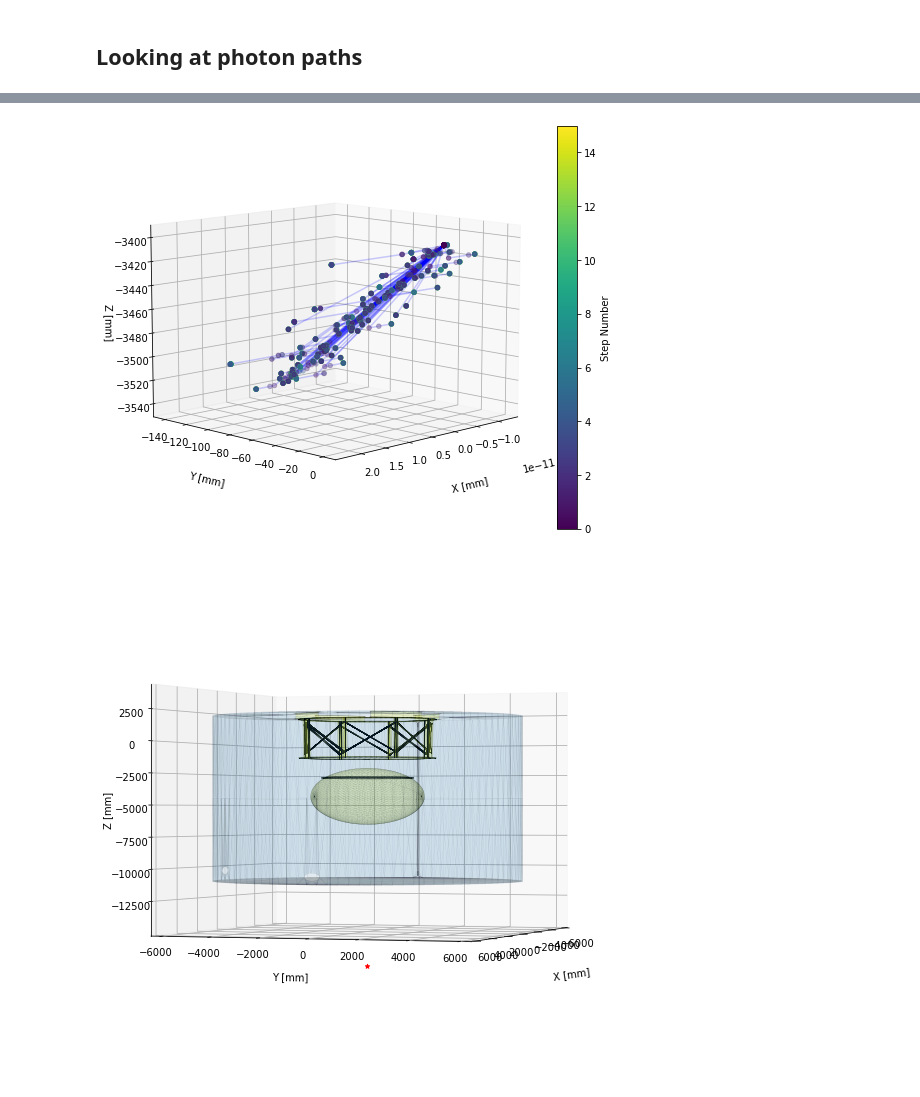
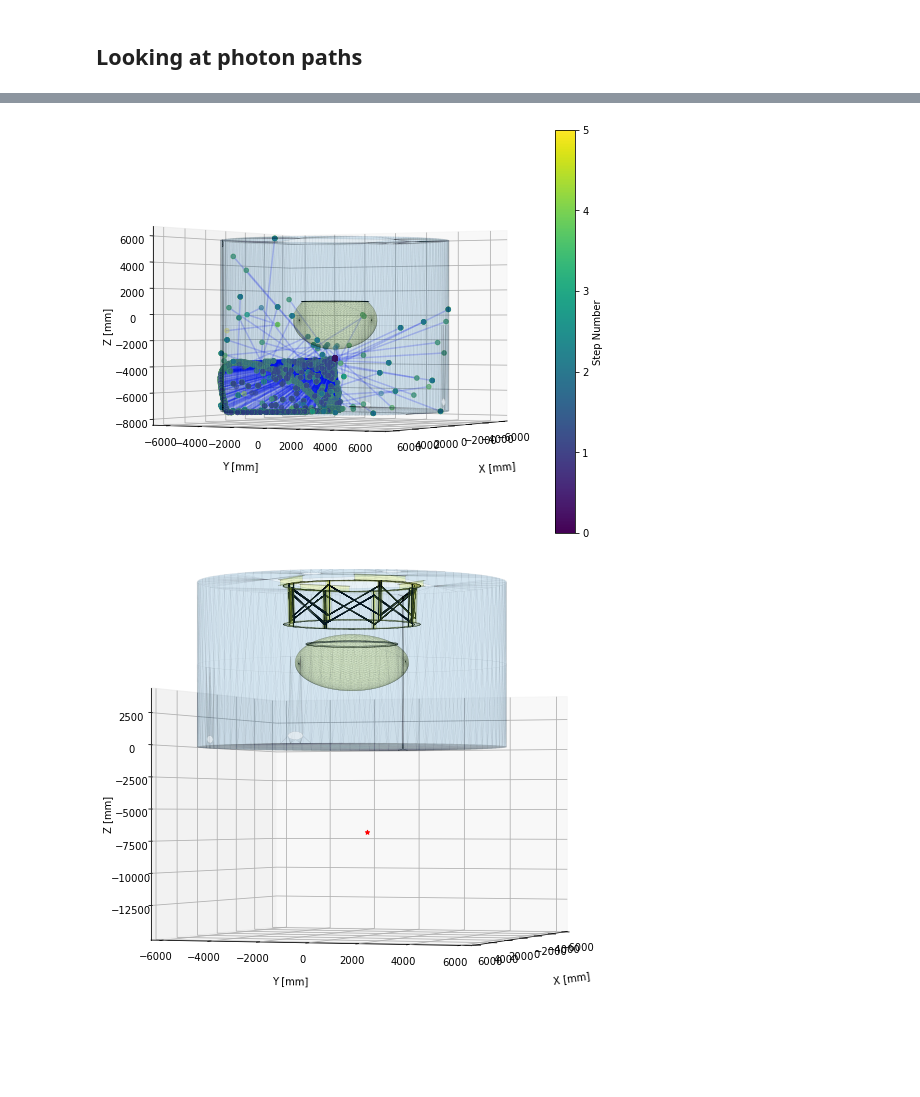
Before and after one commit to eklem1/OD_work, a Jupyter notebook: Plotting.ipynb, the cells around one changed output, grey strips where cells are left out. Cells and saved outputs as stored; diff of their text form; code cells hidden in the pictures.

```diff
--- a/Plotting.ipynb
+++ b/Plotting.ipynb
@@ -48,5 +48,5 @@ def readPhotonPaths(filename):
 # paths_runs, centerShift = readPhotonPaths("Paths/photonPath_Cher1.txt")
 # geo = 'sideways_comp'
 paths_runs, centerShift = readPhotonPaths("photonPath.txt")
-geo = 'up_uni'
+geo = 'sideways_comp'
 # %% [output]
@@ -176,36 +176,38 @@ for i in range(len(paths)):
 addGeometry(axes, parts=['WT', 'OC'])  #'WT' ,
 
 # axes.set_xlim3d(-200, 200)
 # axes.set_ylim3d(-200, 200)
 # axes.set_zlim3d(-3540, -3380)
 
 # axes.set_xlim3d(-6000, 6000)
 # axes.set_ylim3d(-6000, 6000)
 # axes.set_zlim3d(-7800, +6730)
 
 axes.set_xlabel("X [mm]")
 axes.set_ylabel("Y [mm]")
 axes.set_zlabel("Z [mm]")
 axes.xaxis.labelpad=20
 axes.yaxis.labelpad=15
 # axes.zaxis.labelpad=15
 
 # axes.legend()
 
 fig.colorbar(p, label="Step Number", shrink=0.8)
 
 #change angle of view - (elevation, azimuth) angles in degrees
 # ‘elev’ stores the elevation angle in the z plane. ‘azim’ stores the azimuth angle in the x,y plane.
-axes.view_init(10, 45)
+axes.view_init(0, 30)
 
 # 0, 90 - XZ plane; 90, 90 - top view
 
 plt.show()
 
 # PMT_MetalConnection PMT_Glassware
 # %% [output]
-[figure, old version]
+[figure, new version]
 # %%
+#testing just the geometry
+
 fig = plt.figure(figsize=(7,7))
 axes = mplot3d.Axes3D(fig)
 
@@ -235,4 +237,4 @@ axes.view_init(0, 20)
 
 plt.show()
 # %% [output]
-[figure, old version]
+[figure, new version]
```
Also changed, not shown: parts of 2 cells of this notebook, 2 other files.
